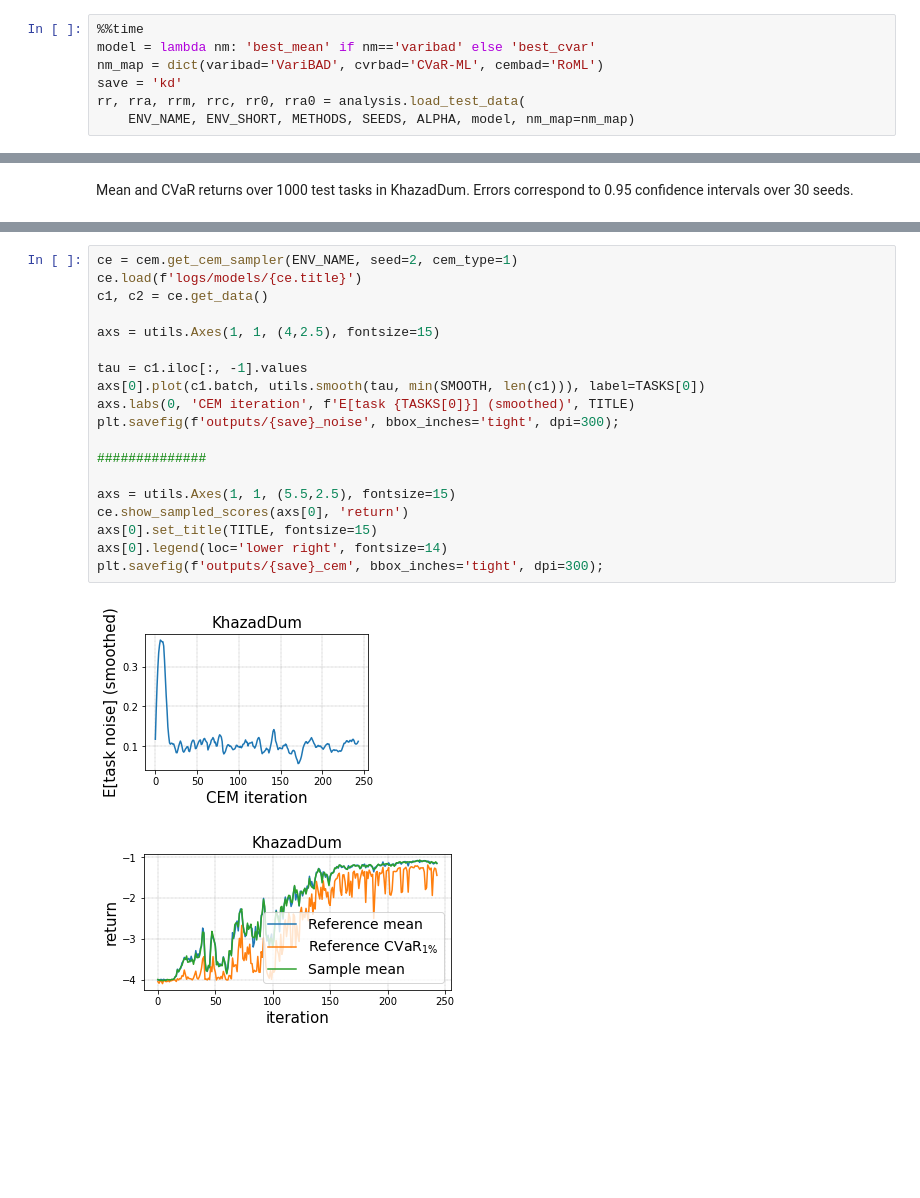
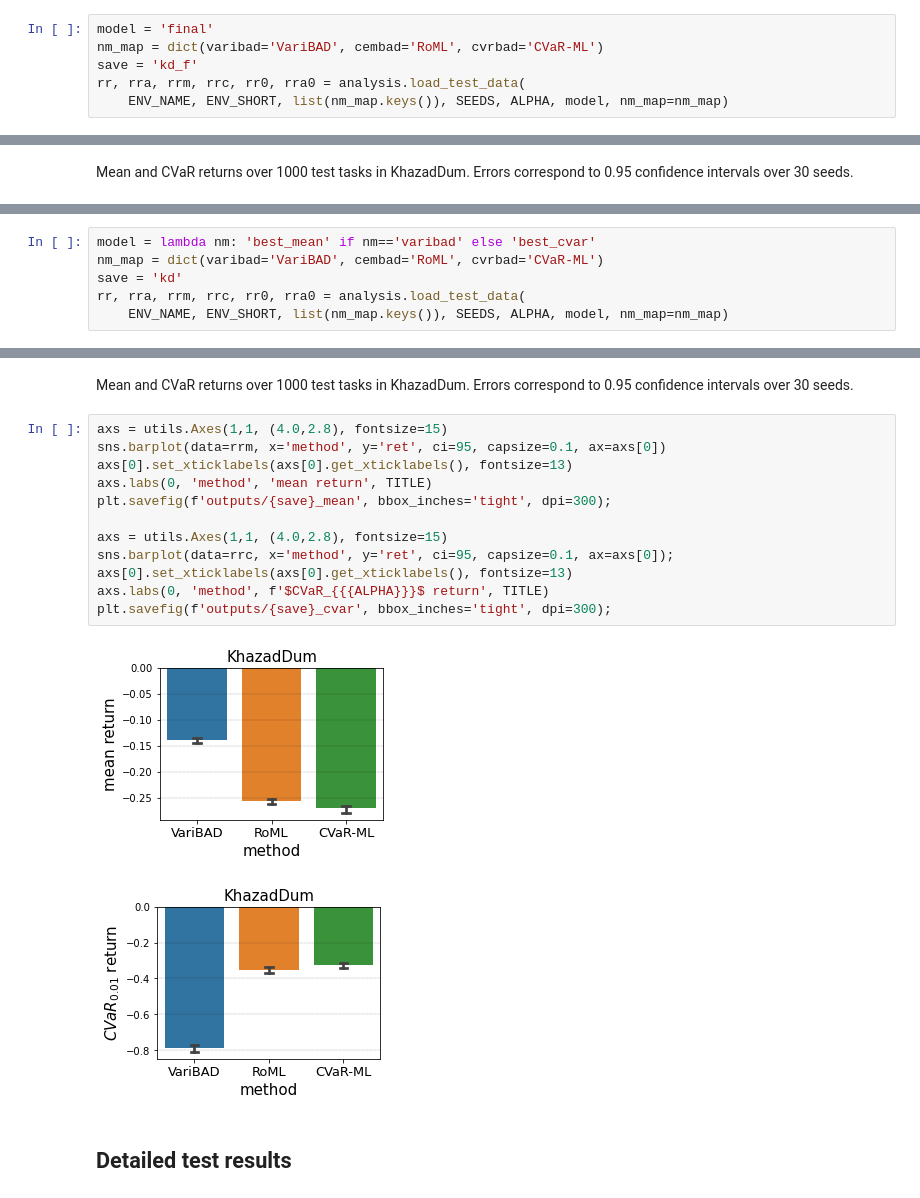
Before and after one commit to ido90/RobustMetaRL, a Jupyter notebook: KhazadDum.ipynb, the cells around one changed output, grey strips where cells are left out. Drawn from its saved outputs; the diff is of its cells as text; blank space fills up the shorter version.

```diff
--- a/KhazadDum.ipynb
+++ b/KhazadDum.ipynb
@@ -241,8 +129,7 @@ Wall time: 3min 25s
 # %%
-%%time
-model = lambda nm: 'best_mean' if nm=='varibad' else 'best_cvar'
-nm_map = dict(varibad='VariBAD', cvrbad='CVaR-ML', cembad='RoML')
-save = 'kd'
+model = 'final'
+nm_map = dict(varibad='VariBAD', cembad='RoML', cvrbad='CVaR-ML')
+save = 'kd_f'
 rr, rra, rrm, rrc, rr0, rra0 = analysis.load_test_data(
-    ENV_NAME, ENV_SHORT, METHODS, SEEDS, ALPHA, model, nm_map=nm_map)
+    ENV_NAME, ENV_SHORT, list(nm_map.keys()), SEEDS, ALPHA, model, nm_map=nm_map)
 # %% [output]
@@ -283,0 +171,6 @@ plt.savefig(f'outputs/{save}_cvar', bbox_inches='tight', dpi=300);
+# %%
+model = lambda nm: 'best_mean' if nm=='varibad' else 'best_cvar'
+nm_map = dict(varibad='VariBAD', cembad='RoML', cvrbad='CVaR-ML')
+save = 'kd'
+rr, rra, rrm, rrc, rr0, rra0 = analysis.load_test_data(
+    ENV_NAME, ENV_SHORT, list(nm_map.keys()), SEEDS, ALPHA, model, nm_map=nm_map)
@@ -284,22 +193,20 @@ plt.savefig(f'outputs/{save}_cvar', bbox_inches='tight', dpi=300);
+# %% [markdown]
+Mean and CVaR returns over 1000 test tasks in KhazadDum.
+Errors correspond to 0.95 confidence intervals over 30 seeds.
 # %%
-ce = cem.get_cem_sampler(ENV_NAME, seed=2, cem_type=1)
-ce.load(f'logs/models/{ce.title}')
-c1, c2 = ce.get_data()
+axs = utils.Axes(1,1, (4.0,2.8), fontsize=15)
+sns.barplot(data=rrm, x='method', y='ret', ci=95, capsize=0.1, ax=axs[0])
+axs[0].set_xticklabels(axs[0].get_xticklabels(), fontsize=13)
+axs.labs(0, 'method', 'mean return', TITLE)
+plt.savefig(f'outputs/{save}_mean', bbox_inches='tight', dpi=300);
 
-axs = utils.Axes(1, 1, (4,2.5), fontsize=15)
-
-tau = c1.iloc[:, -1].values
-axs[0].plot(c1.batch, utils.smooth(tau, min(SMOOTH, len(c1))), label=TASKS[0])
-axs.labs(0, 'CEM iteration', f'E[task {TASKS[0]}] (smoothed)', TITLE)
-plt.savefig(f'outputs/{save}_noise', bbox_inches='tight', dpi=300);
-
-##############
-
-axs = utils.Axes(1, 1, (5.5,2.5), fontsize=15)
-ce.show_sampled_scores(axs[0], 'return')
-axs[0].set_title(TITLE, fontsize=15)
-axs[0].legend(loc='lower right', fontsize=14)
-plt.savefig(f'outputs/{save}_cem', bbox_inches='tight', dpi=300);
+axs = utils.Axes(1,1, (4.0,2.8), fontsize=15)
+sns.barplot(data=rrc, x='method', y='ret', ci=95, capsize=0.1, ax=axs[0]);
+axs[0].set_xticklabels(axs[0].get_xticklabels(), fontsize=13)
+axs.labs(0, 'method', f'$CVaR_{{{ALPHA}}}$ return', TITLE)
+plt.savefig(f'outputs/{save}_cvar', bbox_inches='tight', dpi=300);
 # %% [output]
-[figure, old version]
+[figure, new version]
-[figure, old version]
+[figure, new version]
+# %% [markdown]
+## Detailed test results
```
Also changed, not shown: parts of 26 cells of this notebook, 1 other file.
